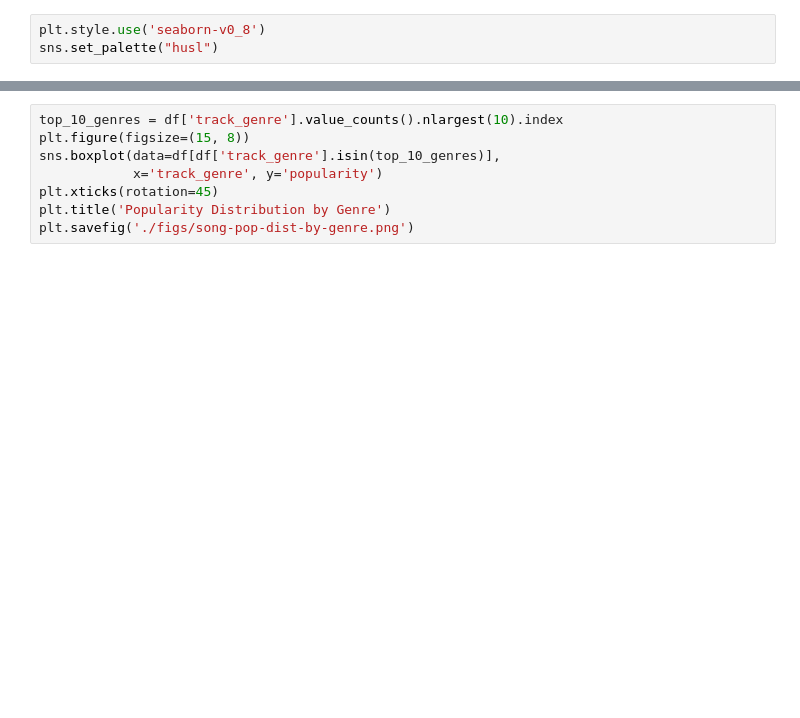
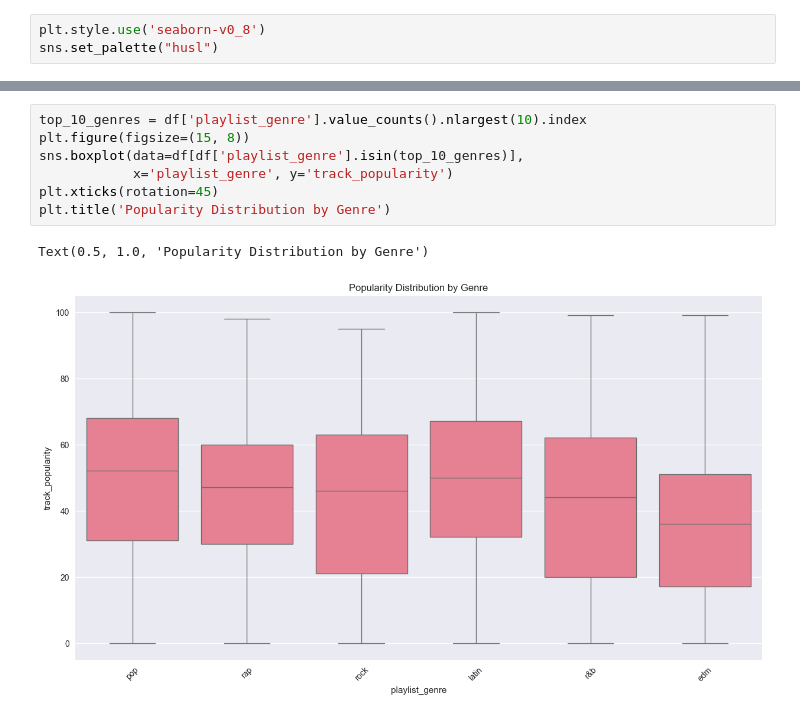
Before and after one commit to manjushettar/final, a Jupyter notebook: data_eng/data_analysis.ipynb, the cells around one changed output, grey strips where cells are left out. Cells and saved outputs as stored; diff of their text form; blank space fills up the shorter version.

```diff
--- a/data_eng/data_analysis.ipynb
+++ b/data_eng/data_analysis.ipynb
@@ -45,10 +73,12 @@ plt.savefig('./figs/corr-matrix-features.png')
 # %%
-top_10_genres = df['track_genre'].value_counts().nlargest(10).index
+top_10_genres = df['playlist_genre'].value_counts().nlargest(10).index
 plt.figure(figsize=(15, 8))
-sns.boxplot(data=df[df['track_genre'].isin(top_10_genres)],
-            x='track_genre', y='popularity')
+sns.boxplot(data=df[df['playlist_genre'].isin(top_10_genres)],
+            x='playlist_genre', y='track_popularity')
 plt.xticks(rotation=45)
 plt.title('Popularity Distribution by Genre')
-plt.savefig('./figs/song-pop-dist-by-genre.png')
+# %% [output]
+Text(0.5, 1.0, 'Popularity Distribution by Genre')
+[figure, added]
 # %%
 plt.figure(figsize=(12, 8))
```
Also changed, not shown: parts of 12 cells of this notebook.
